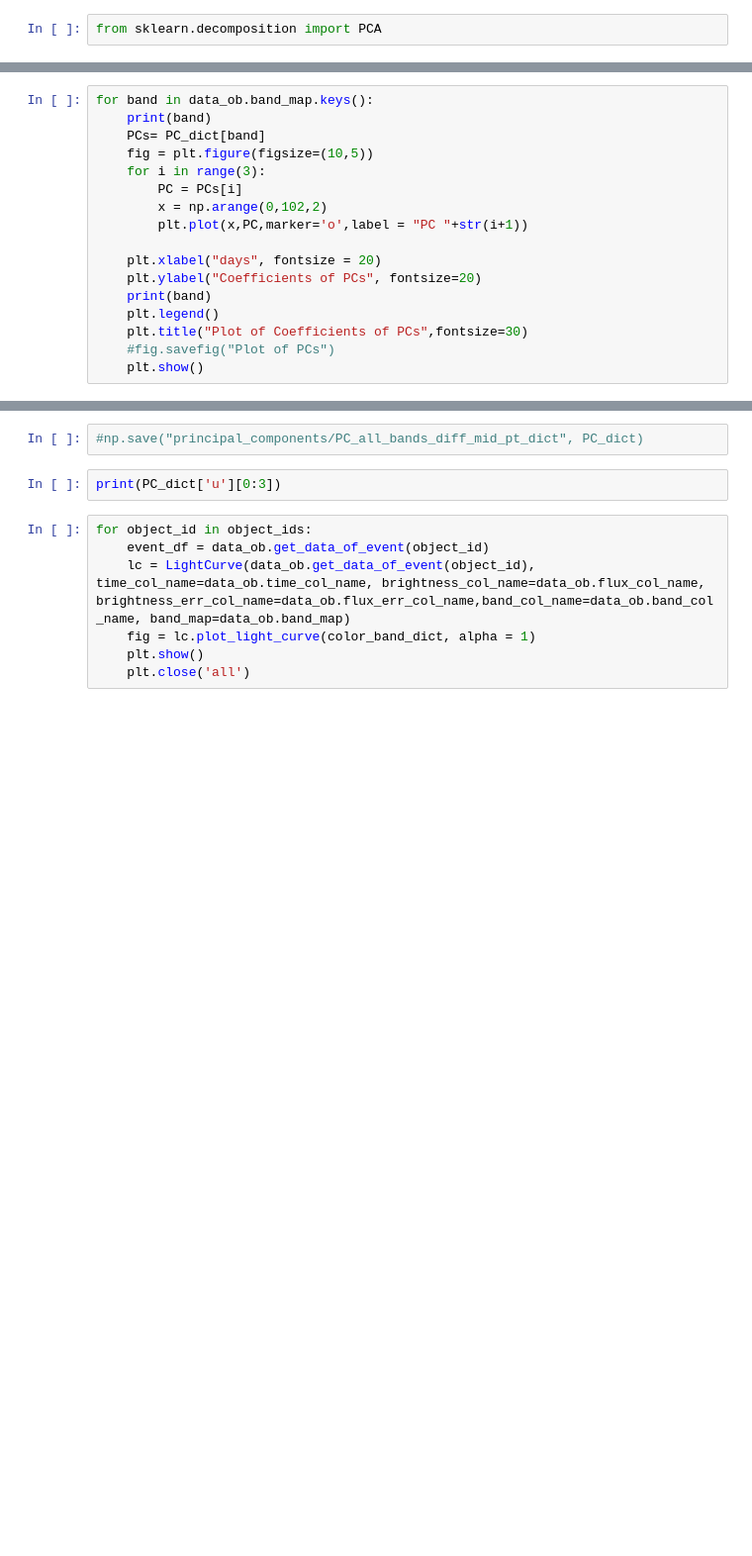
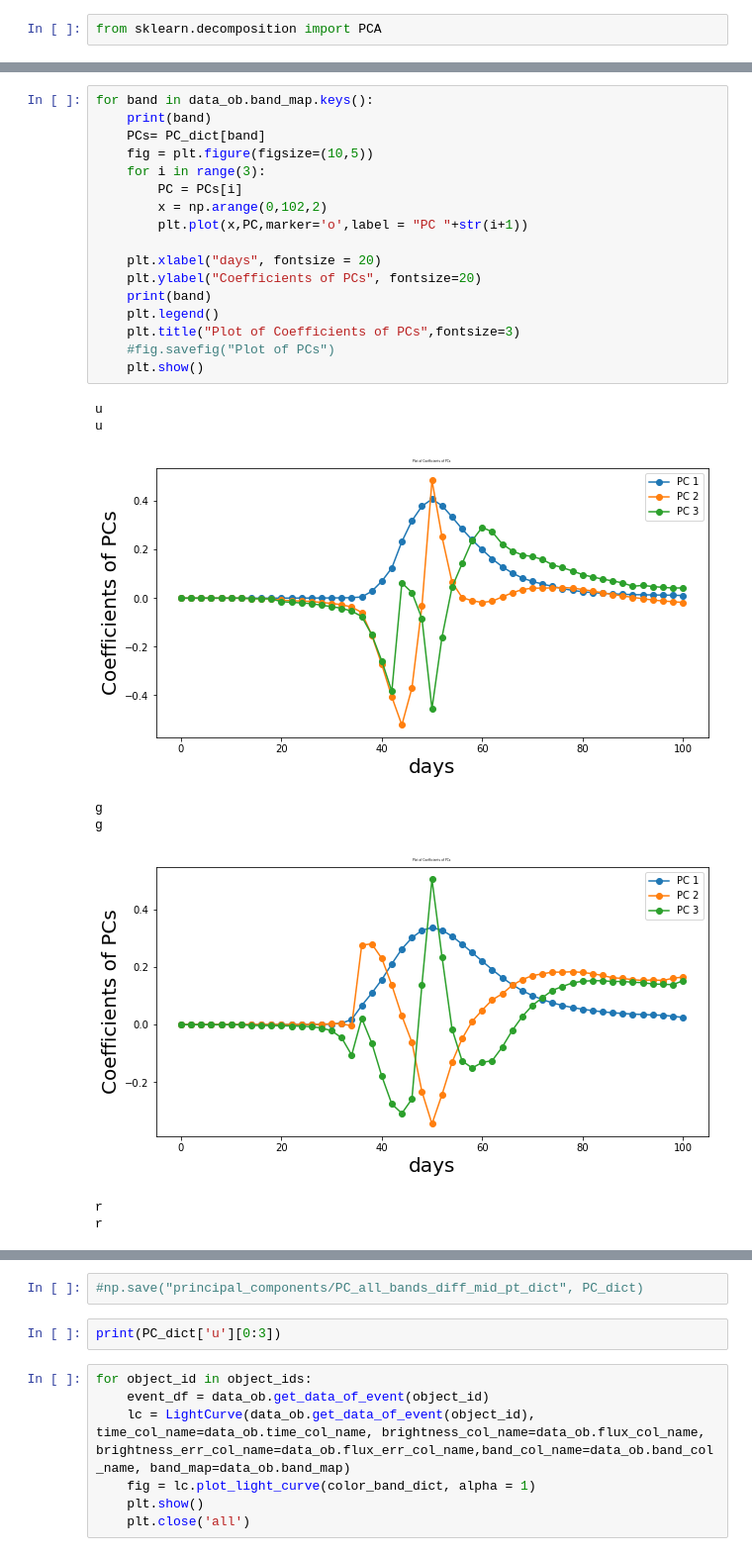
Before and after one commit to Biswa-10/Kilonova, a Jupyter notebook: Generate_PCs.ipynb, the cells around one changed output, grey strips where cells are left out. Shown at 99% size. Saved outputs shown, nothing was run; the diff lists cells and outputs as text; blank space fills up the shorter version.

```diff
--- a/Generate_PCs.ipynb
+++ b/Generate_PCs.ipynb
@@ -218,17 +321,26 @@ data_ob.band_map.keys()
 # %%
 for band in data_ob.band_map.keys():
     print(band)
     PCs= PC_dict[band]
     fig = plt.figure(figsize=(10,5))
     for i in range(3):
         PC = PCs[i]
         x = np.arange(0,102,2)
         plt.plot(x,PC,marker='o',label = "PC "+str(i+1))
 
     plt.xlabel("days", fontsize = 20)
     plt.ylabel("Coefficients of PCs", fontsize=20)
     print(band)
     plt.legend()
-    plt.title("Plot of Coefficients of PCs",fontsize=30)
+    plt.title("Plot of Coefficients of PCs",fontsize=3)
     #fig.savefig("Plot of PCs")
     plt.show()
+# %% [output]
+u
+u
+[figure, added]
+g
+g
+[figure, added]
+r
+r
```
Also changed, not shown: parts of 16 cells of this notebook, 16 other files.
